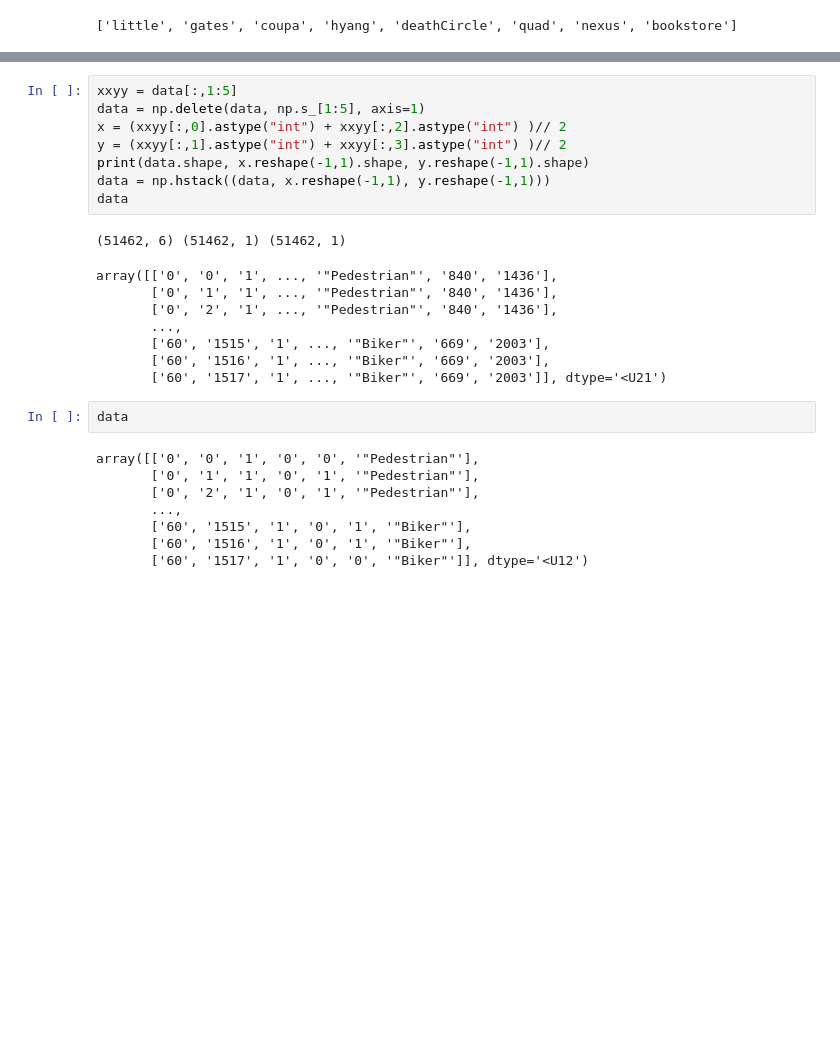
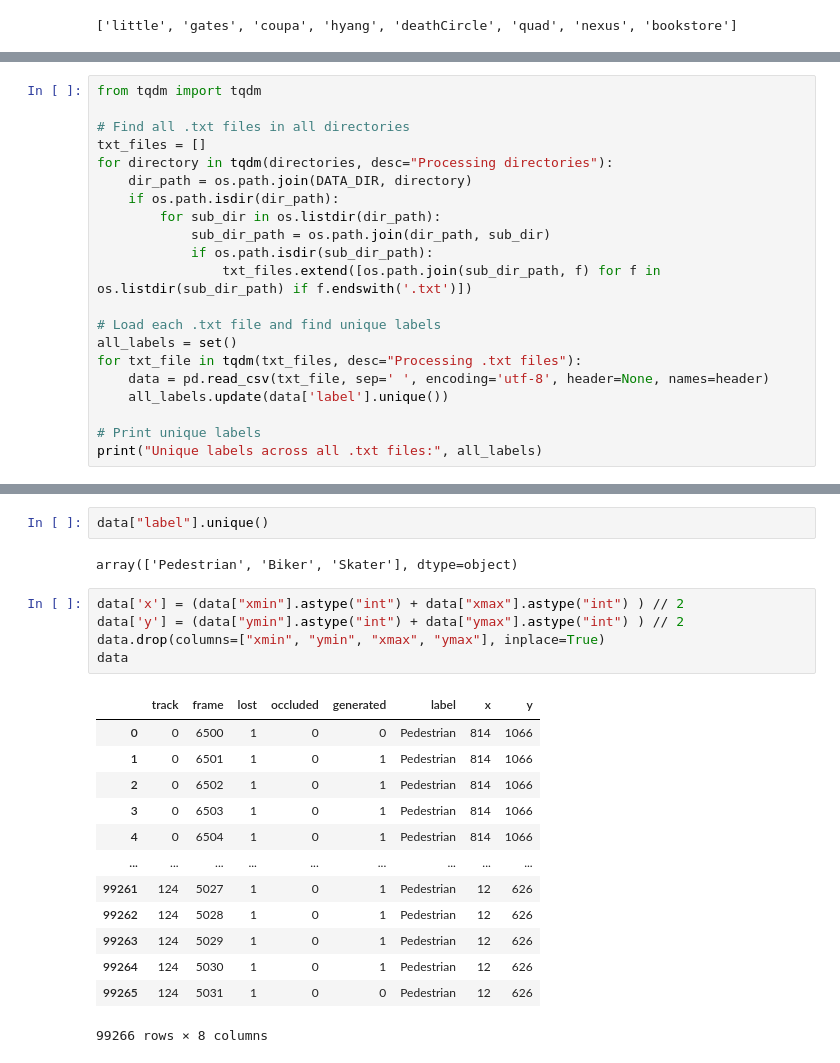
Before and after one commit to rishitoshsingh/stpp, a Jupyter notebook: stanford/explorer.ipynb, the cells around one changed output, grey strips where cells are left out. Drawn from its saved outputs; the diff is of its cells as text; blank space fills up the shorter version.

```diff
--- a/stanford/explorer.ipynb
+++ b/stanford/explorer.ipynb
@@ -26,0 +45,21 @@ data.shape
+# %%
+from tqdm import tqdm
+
+# Find all .txt files in all directories
+txt_files = []
+for directory in tqdm(directories, desc="Processing directories"):
+    dir_path = os.path.join(DATA_DIR, directory)
+    if os.path.isdir(dir_path):
+        for sub_dir in os.listdir(dir_path):
+            sub_dir_path = os.path.join(dir_path, sub_dir)
+            if os.path.isdir(sub_dir_path):
+                txt_files.extend([os.path.join(sub_dir_path, f) for f in os.listdir(sub_dir_path) if f.endswith('.txt')])
+
+# Load each .txt file and find unique labels
+all_labels = set()
+for txt_file in tqdm(txt_files, desc="Processing .txt files"):
+    data = pd.read_csv(txt_file, sep=' ', encoding='utf-8', header=None, names=header)
+    all_labels.update(data['label'].unique())
+
+# Print unique labels
+print("Unique labels across all .txt files:", all_labels)
@@ -27,27 +77,23 @@ data.shape
+# %%
+data["label"].unique()
+# %% [output]
+array(['Pedestrian', 'Biker', 'Skater'], dtype=object)
 # %%
-xxyy = data[:,1:5]
-data = np.delete(data, np.s_[1:5], axis=1)
-x = (xxyy[:,0].astype("int") + xxyy[:,2].astype("int") )// 2
-y = (xxyy[:,1].astype("int") + xxyy[:,3].astype("int") )// 2
-print(data.shape, x.reshape(-1,1).shape, y.reshape(-1,1).shape)
-data = np.hstack((data, x.reshape(-1,1), y.reshape(-1,1)))
+data['x'] = (data["xmin"].astype("int") + data["xmax"].astype("int") ) // 2
+data['y'] = (data["ymin"].astype("int") + data["ymax"].astype("int") ) // 2
+data.drop(columns=["xmin", "ymin", "xmax", "ymax"], inplace=True)
 data
 # %% [output]
+|  | track | frame | lost | occluded | generated | label | x | y |
+| 0 | 0 | 6500 | 1 | 0 | 0 | Pedestrian | 814 | 1066 |
+| 1 | 0 | 6501 | 1 | 0 | 1 | Pedestrian | 814 | 1066 |
+| 2 | 0 | 6502 | 1 | 0 | 1 | Pedestrian | 814 | 1066 |
+| 3 | 0 | 6503 | 1 | 0 | 1 | Pedestrian | 814 | 1066 |
+| 4 | 0 | 6504 | 1 | 0 | 1 | Pedestrian | 814 | 1066 |
+| ... | ... | ... | ... | ... | ... | ... | ... | ... |
+| 99261 | 124 | 5027 | 1 | 0 | 1 | Pedestrian | 12 | 626 |
+| 99262 | 124 | 5028 | 1 | 0 | 1 | Pedestrian | 12 | 626 |
+| 99263 | 124 | 5029 | 1 | 0 | 1 | Pedestrian | 12 | 626 |
+| 99264 | 124 | 5030 | 1 | 0 | 1 | Pedestrian | 12 | 626 |
+| 99265 | 124 | 5031 | 1 | 0 | 0 | Pedestrian | 12 | 626 |
-(51462, 6) (51462, 1) (51462, 1)
+99266 rows × 8 columns
-array([['0', '0', '1', ..., '"Pedestrian"', '840', '1436'],
-       ['0', '1', '1', ..., '"Pedestrian"', '840', '1436'],
-       ['0', '2', '1', ..., '"Pedestrian"', '840', '1436'],
-       ...,
-       ['60', '1515', '1', ..., '"Biker"', '669', '2003'],
-       ['60', '1516', '1', ..., '"Biker"', '669', '2003'],
-       ['60', '1517', '1', ..., '"Biker"', '669', '2003']], dtype='<U21')
-# %%
-data
-# %% [output]
-array([['0', '0', '1', '0', '0', '"Pedestrian"'],
-       ['0', '1', '1', '0', '1', '"Pedestrian"'],
-       ['0', '2', '1', '0', '1', '"Pedestrian"'],
-       ...,
-       ['60', '1515', '1', '0', '1', '"Biker"'],
-       ['60', '1516', '1', '0', '1', '"Biker"'],
-       ['60', '1517', '1', '0', '0', '"Biker"']], dtype='<U12')
```
Also changed, not shown: parts of 12 cells of this notebook, 1 other file.
